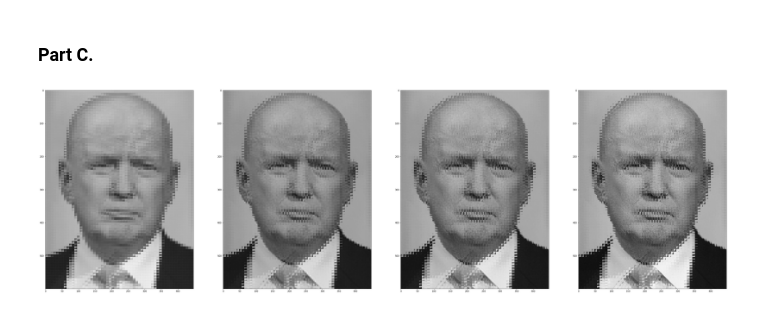
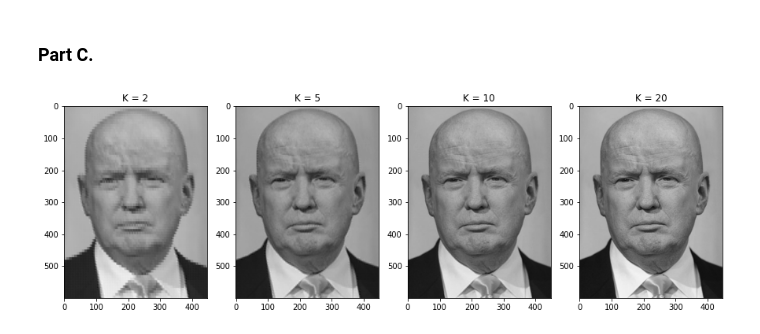
Before and after one commit to nahbos/AUT-Pattern-Recognition, a Jupyter notebook: SPR_HW3/EX03_Q4.ipynb, the cells around one changed output. Drawn from its saved outputs; the diff is of its cells as text; code cells hidden in the pictures.

```diff
--- a/SPR_HW3/EX03_Q4.ipynb
+++ b/SPR_HW3/EX03_Q4.ipynb
@@ -56,14 +55,16 @@ def patch_extract(img):
     for channel in channels:
         dataset = []
         blocks = view_as_blocks(channel, block_shape=(patch_size, patch_size))
-        for i in range(blocked.shape[0]):
-            for j in range(blocked.shape[1]):
+        for i in range(blocks.shape[0]):
+            for j in range(blocks.shape[1]):
                 dataset.append(blocks[i][j].reshape(patch_size ** 2))
+
         datas.append(pd.DataFrame(dataset))
 
-    return datas
+    return datas, img
 # %%
-dataset_donald = patch_extract(donald)[0]
+dataset_donald, donald = patch_extract(donald)
+dataset_donald = dataset_donald[0]
 dataset_donald.shape
 # %% [output]
 (4200, 64)
@@ -165,9 +182,8 @@ for i, data in enumerate([dataset_donald]): # dataset_joe
         b = data[0].mean().values.reshape(8, 8)
         g = data[1].mean().values.reshape(8, 8)
         r = data[2].mean().values.reshape(8, 8)
-        img = cv2.merge([b, g, r])
-        plt.imshow(img)
-
+        img = np.dstack((r, g, b))
+        plt.imshow(img, cmap='gray')
 
     else:
         img = np.array(data.mean().values.reshape(8, 8))
@@ -188,24 +204,29 @@ plt.show()
 [figure]
 # %% [markdown]
 ### Part C.
+# %%
+def patch_reconstruct(reduced, img):
+    reduced = reduced.reshape((img.shape[0] // patch_size, img.shape[1] // patch_size, patch_size, patch_size))
+    reduced = reduced.transpose(0,2,1,3).reshape(img.shape[0], img.shape[1])
+    return reduced
 # %%
+# Donald
+
 k = [2, 5, 10, 20]
-fig, ax = plt.subplots(1, 4, figsize=(55, 50))
+fig, ax = plt.subplots(1, 4, figsize=(15, 10))
 for i, ax in enumerate(fig.axes):
 
     # Compress
     pca_donald = PCA(n_components=k[i])
     reduced_donald = pca_donald.fit_transform(dataset_donald)
 
     # Reconstruct
     reduced_donald = pca_donald.inverse_transform(reduced_donald)
-    reduced_donald = reduced_donald.reshape((donald.shape[1] // patch_size, donald.shape[0] // patch_size, patch_size, patch_size))
-    reduced_donald = reduced_donald.transpose(0,2,1,3).reshape(donald.shape[1], donald.shape[0])
-    reduced_donald = rotate(reduced_donald, -90)
+    reconstructed_donald = patch_reconstruct(reduced_donald, donald)
 
-    ax.imshow(reduced_donald, cmap='gray')
-    ax.set_title('')
+    ax.imshow(reconstructed_donald, cmap='gray')
+    ax.set_title('K = {}'.format(k[i]))
 
 plt.show()
 # %% [output]
-[figure, old version]
+[figure, new version]
```
Also changed, not shown: parts of 7 cells of this notebook.
